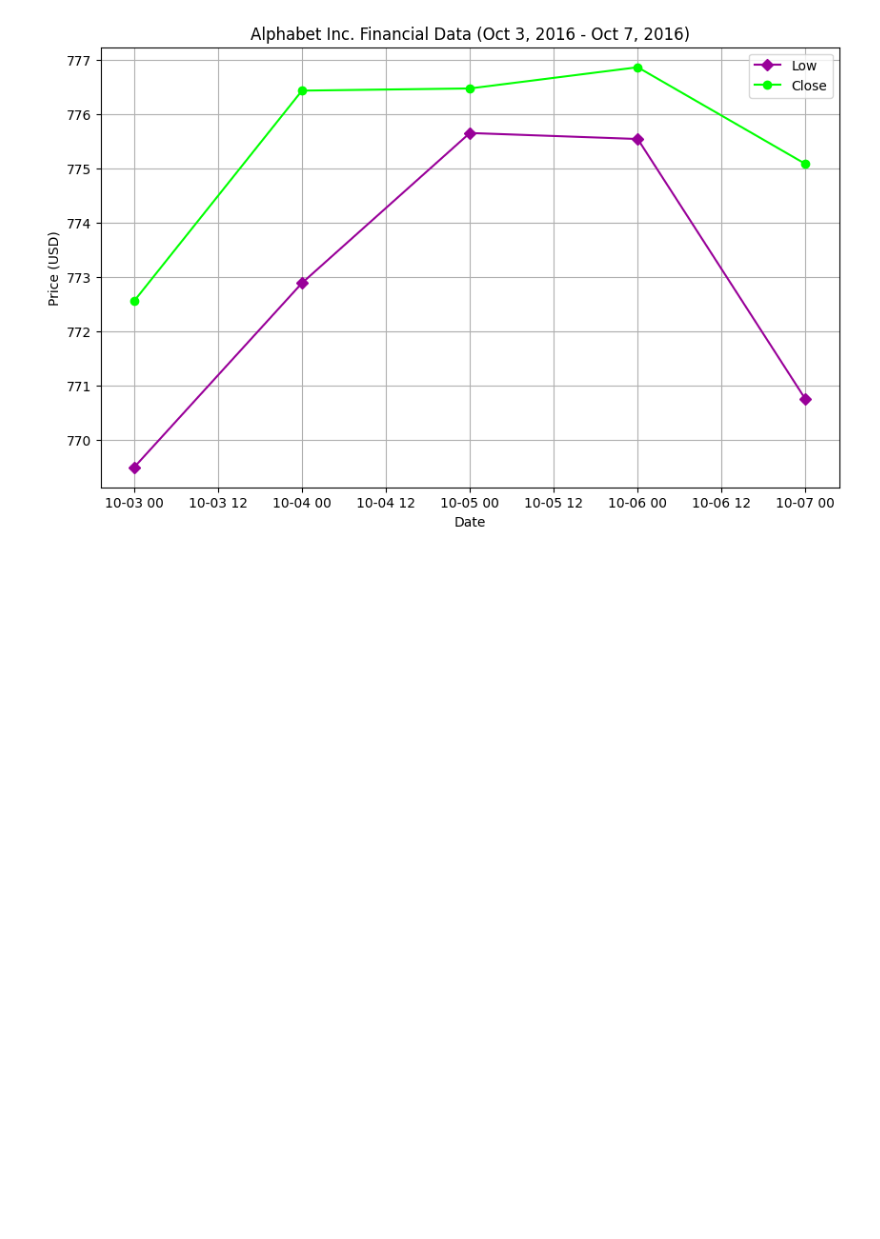
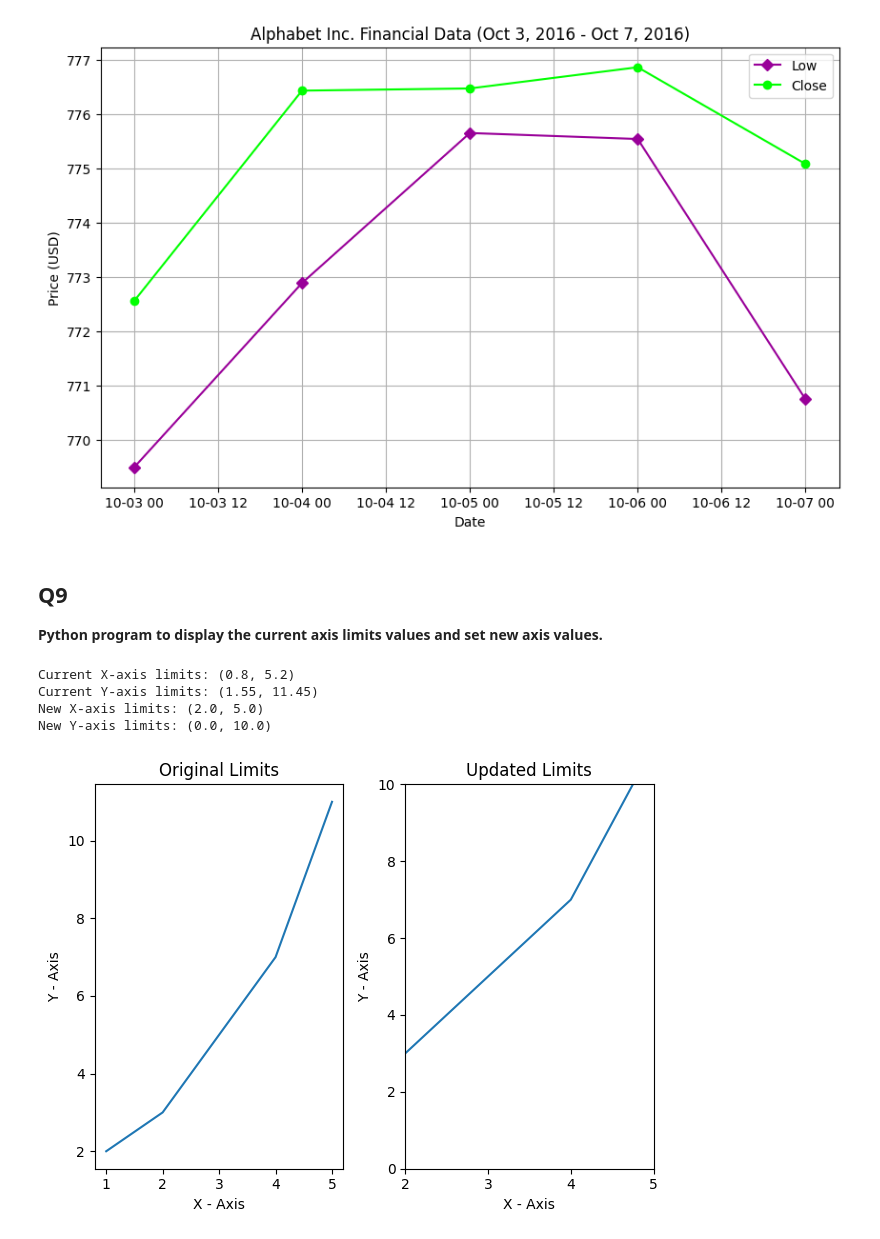
Before and after one commit to ayush-prajapati01/Python-Libraries, a Jupyter notebook: Matplotlib_Programs/matplotlib_programs.ipynb, the cells around one changed output. Saved outputs shown, nothing was run; the diff lists cells and outputs as text; code cells hidden in the pictures; blank space fills up the shorter version.

Commit message:
[Ayush] Add: Python program to display the current axis limits values and set new axis values.

```diff
--- a/Matplotlib_Programs/matplotlib_programs.ipynb
+++ b/Matplotlib_Programs/matplotlib_programs.ipynb
@@ -277,3 +277,52 @@ if __name__ == "__main__":
     main()
 # %% [output]
 [figure]
+# %% [markdown]
+## Q9
+**Python program to display the current axis limits values and set new axis values.**
+# %%
+def main():
+    x = [1, 2, 3, 4, 5]
+    y = [2, 3, 5, 7, 11]
+
+    # original axis limits
+    plt.subplot(1, 2, 1)
+    plt.plot(x, y)
+
+    current_xlim = plt.xlim()
+    current_ylim = plt.ylim()
+    print("Current X-axis limits:", current_xlim)
+    print("Current Y-axis limits:", current_ylim)
+
+    plt.title("Original Limits")
+    plt.xlabel("X - Axis")
+    plt.ylabel("Y - Axis")
+
+    # new axis limits
+    plt.subplot(1, 2, 2)
+    plt.plot(x, y)
+
+    plt.xlim(2, 5)
+    plt.ylim(0, 10)
+    new_xlim = plt.xlim()
+    new_ylim = plt.ylim()
+    print("New X-axis limits:", new_xlim)
+    print("New Y-axis limits:", new_ylim)
+
+    plt.title("Updated Limits")
+    plt.xlabel("X - Axis")
+    plt.ylabel("Y - Axis")
+
+    # Show both subplots
+    plt.tight_layout()
+    plt.show()
+
+
+if __name__ == "__main__":
+    main()
+# %% [output]
+Current X-axis limits: (0.8, 5.2)
+Current Y-axis limits: (1.55, 11.45)
+New X-axis limits: (2.0, 5.0)
+New Y-axis limits: (0.0, 10.0)
+[figure, added]
```
